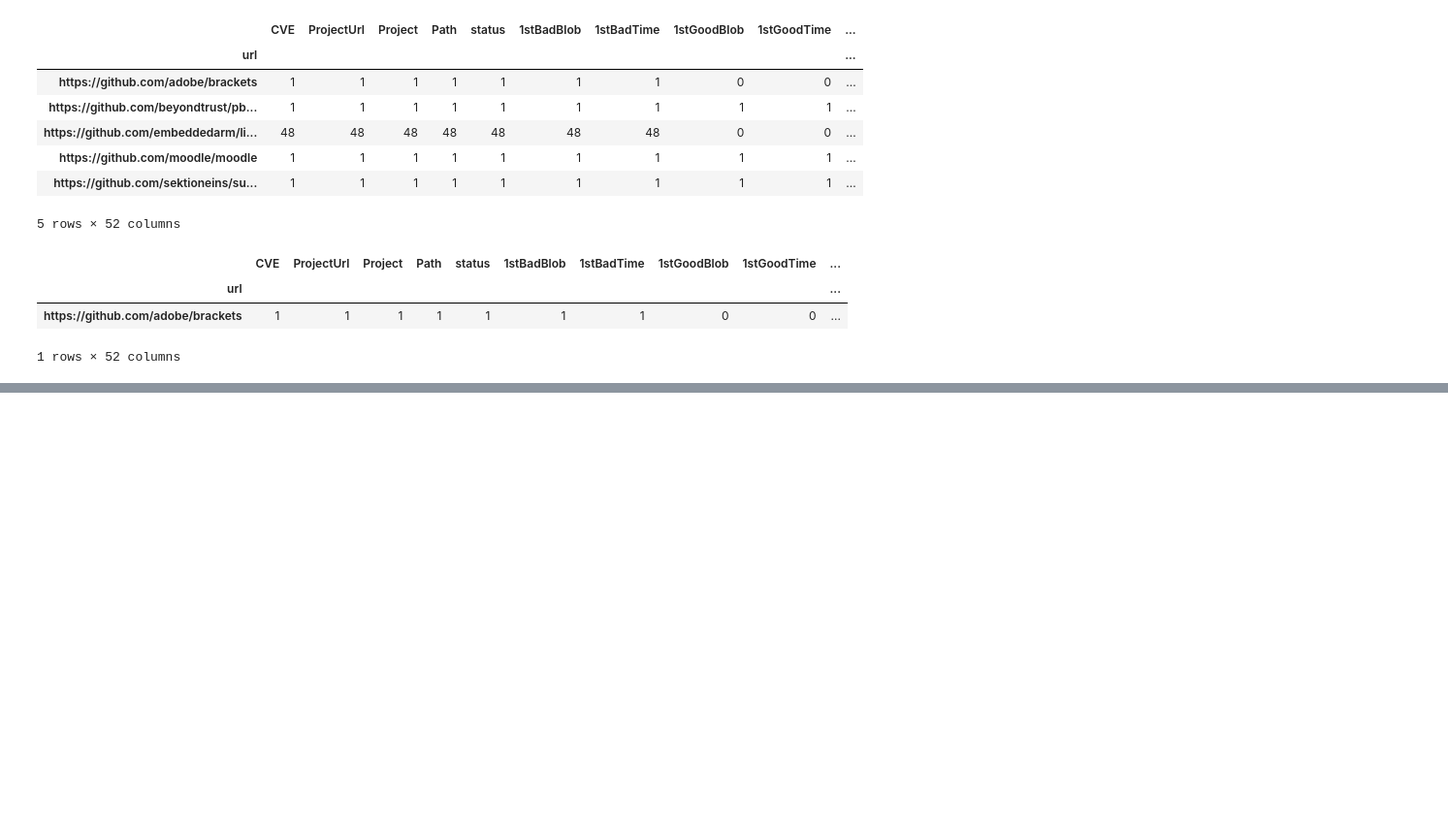
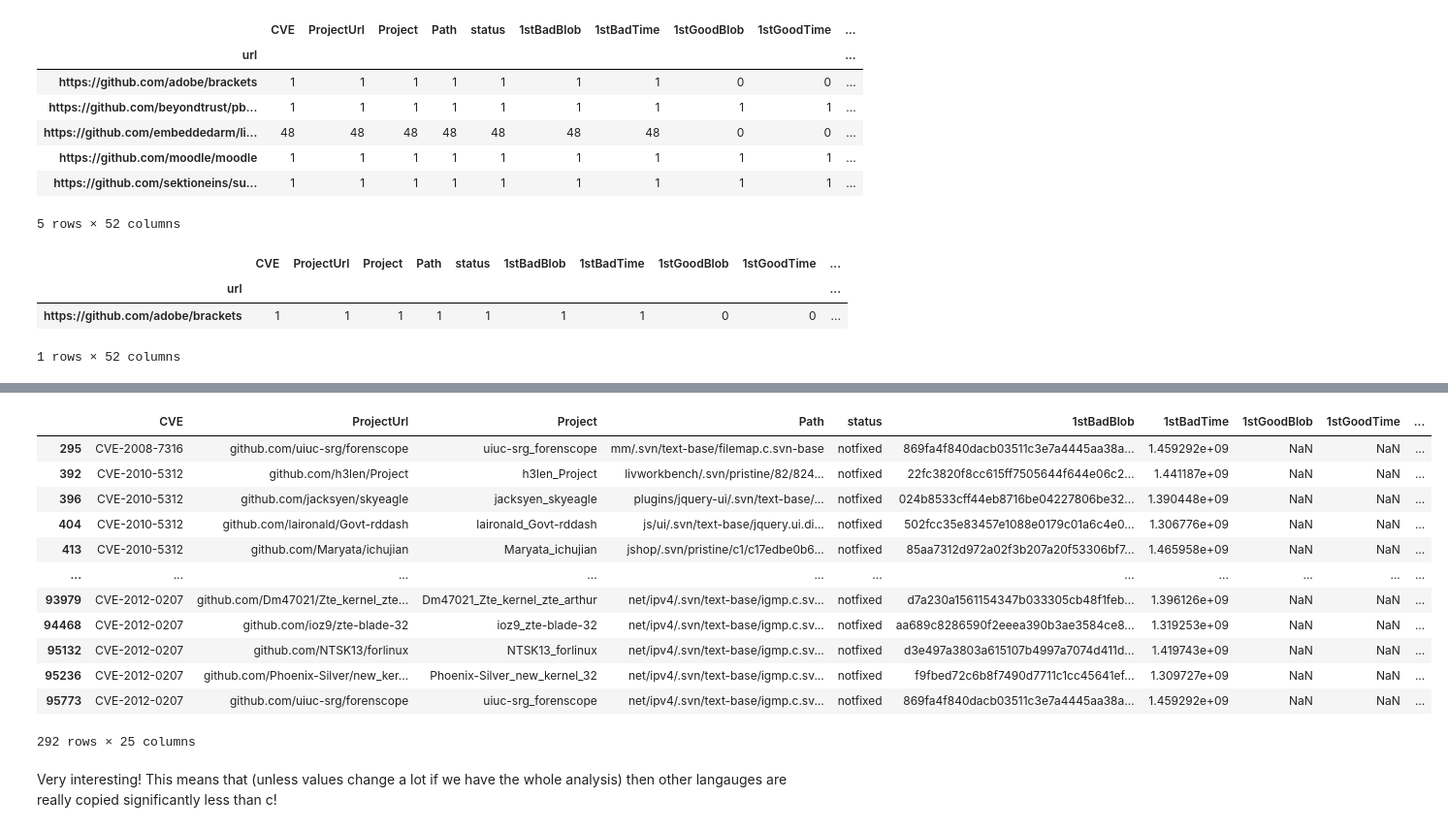
Before and after one commit to woc-hack/kjd, a Jupyter notebook: Data analysis.ipynb, the cells around one changed output, grey strips where cells are left out. Shown at 97% size. Drawn from its saved outputs; the diff is of its cells as text; code cells hidden in the pictures; blank space fills up the shorter version.

Commit message:
Added analysis based on file ending, looked into distribution of file endings in the cvefixes data

```diff
--- a/Data analysis.ipynb
+++ b/Data analysis.ipynb
@@ -1150,0 +1200,2 @@ merged_pop.groupby('url').count()
+# %%
+df['file_ending'] = df.Path.str.split('.').str[-1]
@@ -1150,0 +1240,18 @@ merged_pop.groupby('url').count()
+# %%
+df[df['file_ending'] == "svn-base"]
+# %% [output]
+|  | CVE | ProjectUrl | Project | Path | status | 1stBadBlob | 1stBadTime | 1stGoodBlob | 1stGoodTime | ... |
+| 295 | CVE-2008-7316 | github.com/uiuc-srg/forenscope | uiuc-srg_forenscope | mm/.svn/text-base/filemap.c.svn-base | notfixed | 869fa4f840dacb03511c3e7a4445aa38a... | 1.459292e+09 | NaN | NaN | ... |
+| 392 | CVE-2010-5312 | github.com/h3len/Project | h3len_Project | livworkbench/.svn/pristine/82/824... | notfixed | 22fc3820f8cc615ff7505644f644e06c2... | 1.441187e+09 | NaN | NaN | ... |
+| 396 | CVE-2010-5312 | github.com/jacksyen/skyeagle | jacksyen_skyeagle | plugins/jquery-ui/.svn/text-base/... | notfixed | 024b8533cff44eb8716be04227806be32... | 1.390448e+09 | NaN | NaN | ... |
+| 404 | CVE-2010-5312 | github.com/laironald/Govt-rddash | laironald_Govt-rddash | js/ui/.svn/text-base/jquery.ui.di... | notfixed | 502fcc35e83457e1088e0179c01a6c4e0... | 1.306776e+09 | NaN | NaN | ... |
+| 413 | CVE-2010-5312 | github.com/Maryata/ichujian | Maryata_ichujian | jshop/.svn/pristine/c1/c17edbe0b6... | notfixed | 85aa7312d972a02f3b207a20f53306bf7... | 1.465958e+09 | NaN | NaN | ... |
+| ... | ... | ... | ... | ... | ... | ... | ... | ... | ... | ... |
+| 93979 | CVE-2012-0207 | github.com/Dm47021/Zte_kernel_zte... | Dm47021_Zte_kernel_zte_arthur | net/ipv4/.svn/text-base/igmp.c.sv... | notfixed | d7a230a1561154347b033305cb48f1feb... | 1.396126e+09 | NaN | NaN | ... |
+| 94468 | CVE-2012-0207 | github.com/ioz9/zte-blade-32 | ioz9_zte-blade-32 | net/ipv4/.svn/text-base/igmp.c.sv... | notfixed | aa689c8286590f2eeea390b3ae3584ce8... | 1.319253e+09 | NaN | NaN | ... |
+| 95132 | CVE-2012-0207 | github.com/NTSK13/forlinux | NTSK13_forlinux | net/ipv4/.svn/text-base/igmp.c.sv... | notfixed | d3e497a3803a615107b4997a7074d411d... | 1.419743e+09 | NaN | NaN | ... |
+| 95236 | CVE-2012-0207 | github.com/Phoenix-Silver/new_ker... | Phoenix-Silver_new_kernel_32 | net/ipv4/.svn/text-base/igmp.c.sv... | notfixed | f9fbed72c6b8f7490d7711c1cc45641ef... | 1.309727e+09 | NaN | NaN | ... |
+| 95773 | CVE-2012-0207 | github.com/uiuc-srg/forenscope | uiuc-srg_forenscope | net/ipv4/.svn/text-base/igmp.c.sv... | notfixed | 869fa4f840dacb03511c3e7a4445aa38a... | 1.459292e+09 | NaN | NaN | ... |
+292 rows × 25 columns
+# %% [markdown]
+Very interesting! This means that (unless values change a lot if we have the whole analysis) then other langauges are really copied significantly less than c!
```
Also changed, not shown: parts of 10 cells of this notebook.
